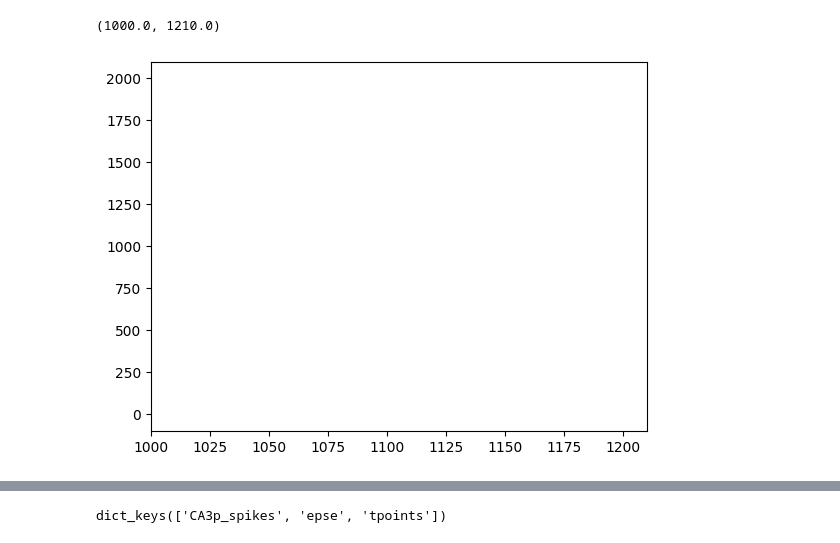
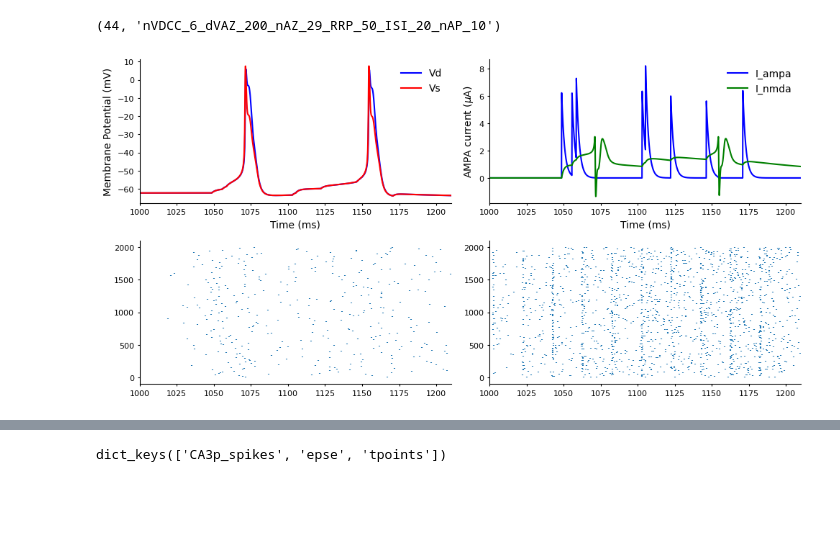
Before and after one commit to nishs1729/MFB, a Jupyter notebook: model_brian2/DG_CA3p/sim.ipynb, the cells around one changed output, grey strips where cells are left out. Drawn from its saved outputs; the diff is of its cells as text; code cells hidden in the pictures; blank space fills up the shorter version.

```diff
--- a/model_brian2/DG_CA3p/sim.ipynb
+++ b/model_brian2/DG_CA3p/sim.ipynb
@@ -38,7 +38,9 @@ for category in category_info.ravel():
     if category:
         categories.append(str(category['rep_design_median']))
 
-# len(categories), categories
+len(categories), categories[34]
+# %% [output]
+(44, 'nVDCC_6_dVAZ_200_nAZ_29_RRP_50_ISI_20_nAP_10')
 # %%
 def run_all(info, tstep=0.1):
     design, simType = info
@@ -67,8 +69,8 @@ def run_all(info, tstep=0.1):
         for i in range(seeds):
             for az in list(vesData.keys()):
                 for k in vesData[az].keys():
-                    vrel_times[i] += vesData[az][k][i]*1000 # Convert to ms
-    rprint(vrel_times)
+                    vrel_times[i] += [(1+float(a))*1000 for a in vesData[az][k][i]] # Convert to ms
+    # rprint(vrel_times)
     nMFB, spid, sptimes = get_spike_generator_info(vrel_times)
     # print(nMFB, np.array(spid), np.array(sptimes))
 
@@ -81,7 +83,7 @@ def run_all(info, tstep=0.1):
                    spMCA3p.spike_trains().values()]
 
     ## Synaptic currents
-    epscs = -stMCA3p.Isyn[:,int(1000/tstep):]/uA
+    epscs = -stMCA3p.Iampa[:,int(1000/tstep):]/uA
 
     ## timepoints
     tt = stMCA3p.t[int(1000/tstep):]/ms - 1000
@@ -101,11 +103,9 @@ def run_all(info, tstep=0.1):
     # return vesData
 
 design = categories[0]
-stMCA3p, spMCA3p, rel = run_all([design, 'without cross-talk'])
-# stMCA3p, spMCA3p, rel = run_all([design, 'control'])
+# stMCA3p, spMCA3p, rel = run_all([design, 'without cross-talk'])
+stMCA3p, spMCA3p, rel = run_all([design, 'control'])
-# %%
-plt.plot(spMCA3p.t/ms, spMCA3p.i, '.')
-plt.xlim(1000,1210)
-# %% [output]
-(1000.0, 1210.0)
-[figure, removed]
+# %%
+test_plot(stMCA3p, spMCA3p, rel)
+# %% [output]
+[figure, added]
```
Also changed, not shown: parts of 4 cells of this notebook, 4 other files.
